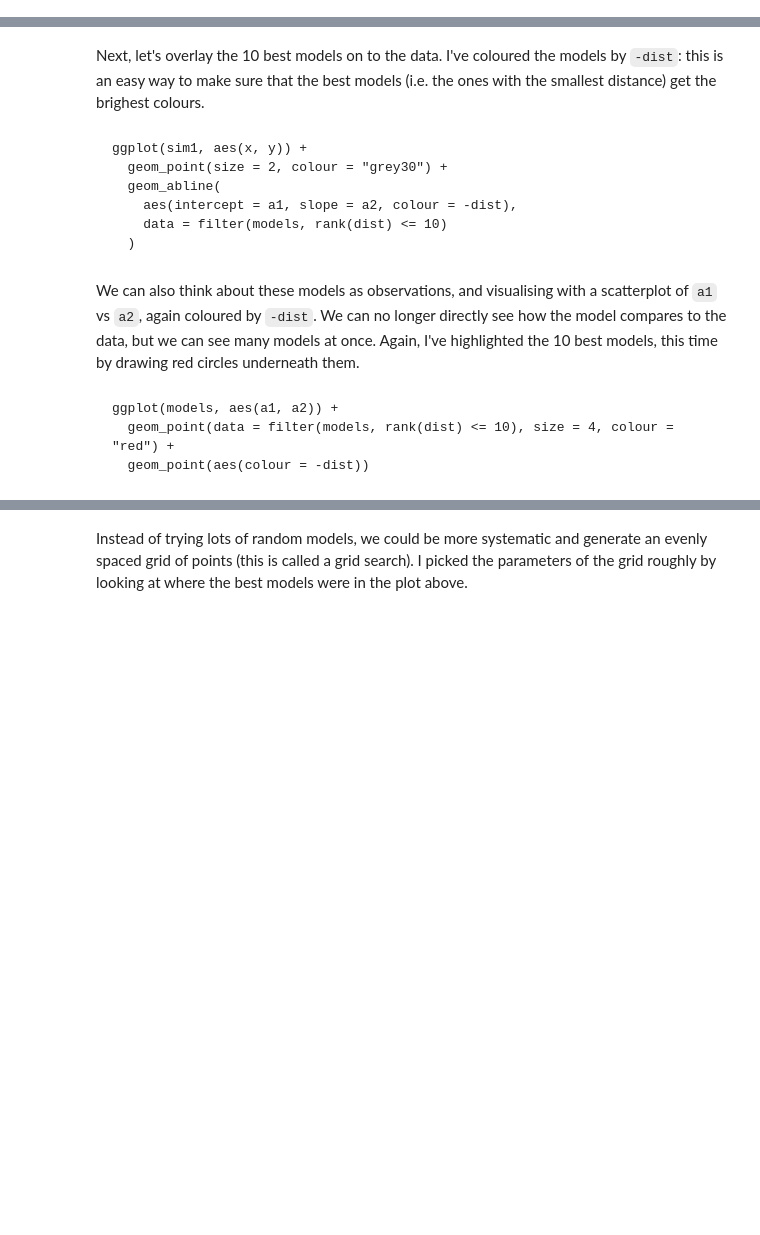
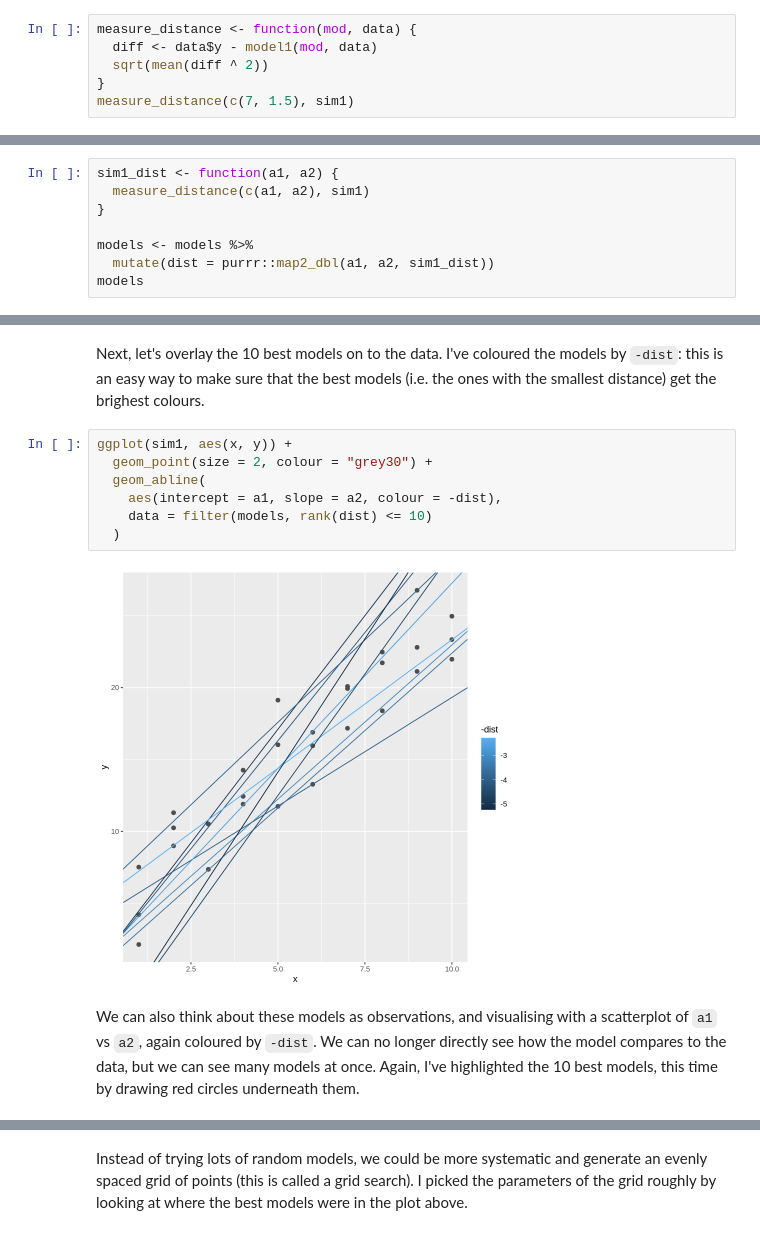
Before and after one commit to fralfaro/r4ds-book, a Jupyter notebook: docs/23_model_basics.ipynb, the cells around one changed output, grey strips where cells are left out. Saved outputs shown, nothing was run; the diff lists cells and outputs as text; blank space fills up the shorter version.

````diff
--- a/docs/23_model_basics.ipynb
+++ b/docs/23_model_basics.ipynb
@@ -130,0 +129,6 @@ measure_distance(c(7, 1.5), sim1)
+# %%
+measure_distance <- function(mod, data) {
+  diff <- data$y - model1(mod, data)
+  sqrt(mean(diff ^ 2))
+}
+measure_distance(c(7, 1.5), sim1)
@@ -144,0 +140,8 @@ models
+# %%
+sim1_dist <- function(a1, a2) {
+  measure_distance(c(a1, a2), sim1)
+}
+
+models <- models %>%
+  mutate(dist = purrr::map2_dbl(a1, a2, sim1_dist))
+models
@@ -145,23 +168,15 @@ models
 # %% [markdown]
 
 Next, let's overlay the 10 best models on to the data. I've coloured the models by `-dist`: this is an easy way to make sure that the best models (i.e. the ones with the smallest distance) get the brighest colours.
-# %% [markdown]
-
-```{r}
-ggplot(sim1, aes(x, y)) +
-  geom_point(size = 2, colour = "grey30") +
-  geom_abline(
-    aes(intercept = a1, slope = a2, colour = -dist),
-    data = filter(models, rank(dist) <= 10)
-  )
-```
+# %%
+ggplot(sim1, aes(x, y)) +
+  geom_point(size = 2, colour = "grey30") +
+  geom_abline(
+    aes(intercept = a1, slope = a2, colour = -dist),
+    data = filter(models, rank(dist) <= 10)
+  )
+# %% [output]
+[figure, added]
 # %% [markdown]
 
 We can also think about these models as observations, and visualising with a scatterplot of `a1` vs  `a2`, again coloured by `-dist`. We can no longer directly see how the model compares to the data, but we can see many models at once. Again, I've highlighted the 10 best models, this time by drawing red circles underneath them.
-# %% [markdown]
-
-```{r}
-ggplot(models, aes(a1, a2)) +
-  geom_point(data = filter(models, rank(dist) <= 10), size = 4, colour = "red") +
-  geom_point(aes(colour = -dist))
-```
````
Also changed, not shown: parts of 97 cells of this notebook.
